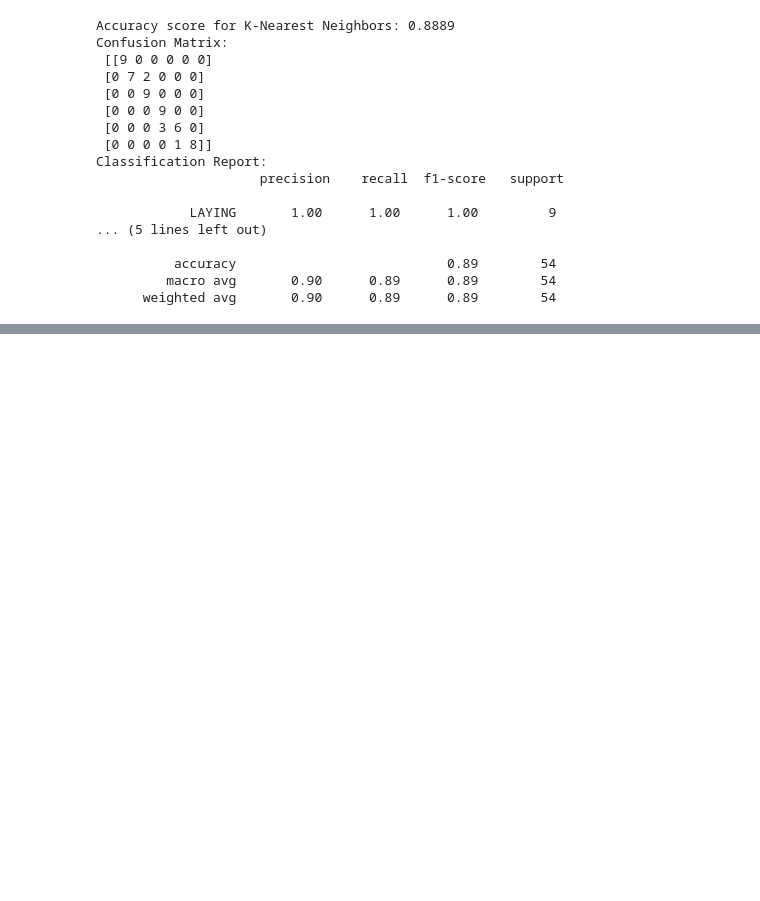
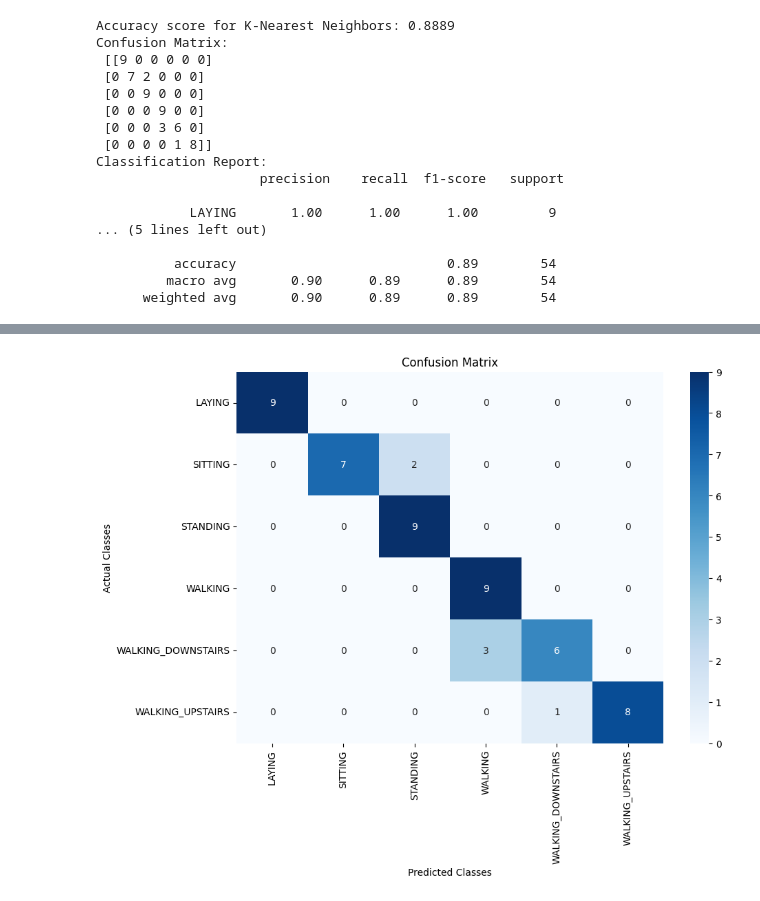
Before and after one commit to akatz6/intro_to_ai_project, a Jupyter notebook: HAR_Classification.ipynb, the cells around one changed output, grey strips where cells are left out. Saved outputs shown, nothing was run; the diff lists cells and outputs as text; code cells hidden in the pictures; blank space fills up the shorter version.

```diff
--- a/HAR_Classification.ipynb
+++ b/HAR_Classification.ipynb
@@ -802,0 +842,14 @@ Classification Report:
+# %%
+# Generate the confusion matrix
+cm = confusion_matrix(y, knn_predictions)
+class_names = ['LAYING', 'SITTING', 'STANDING', 'WALKING', 'WALKING_DOWNSTAIRS', 'WALKING_UPSTAIRS']  # class names as per your dataset
+
+# Plotting the confusion matrix
+plt.figure(figsize=(10, 7))
+sns.heatmap(cm, annot=True, fmt="d", cmap="Blues", xticklabels=class_names, yticklabels=class_names)
+plt.title('Confusion Matrix')
+plt.ylabel('Actual Classes')
+plt.xlabel('Predicted Classes')
+plt.show()
+# %% [output]
+[figure, added]
```
Also changed, not shown: parts of 22 cells of this notebook.
